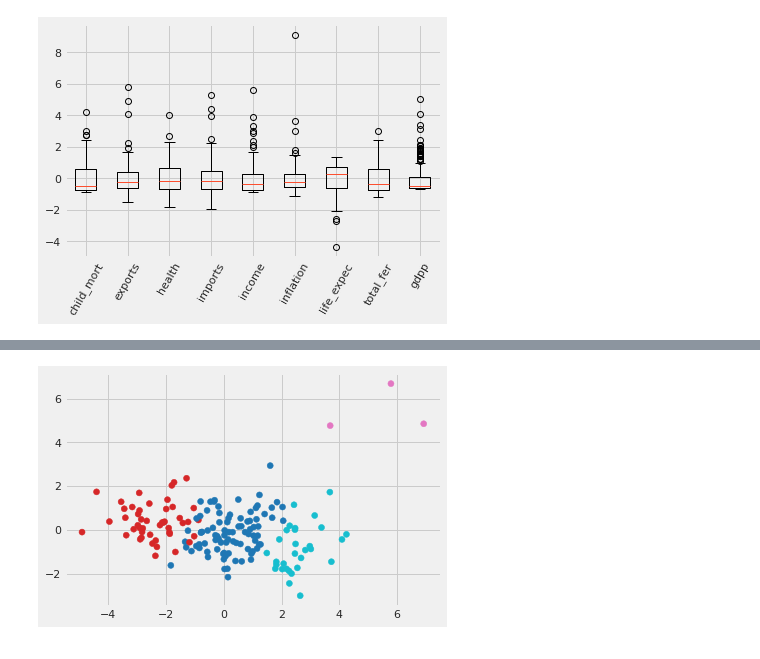
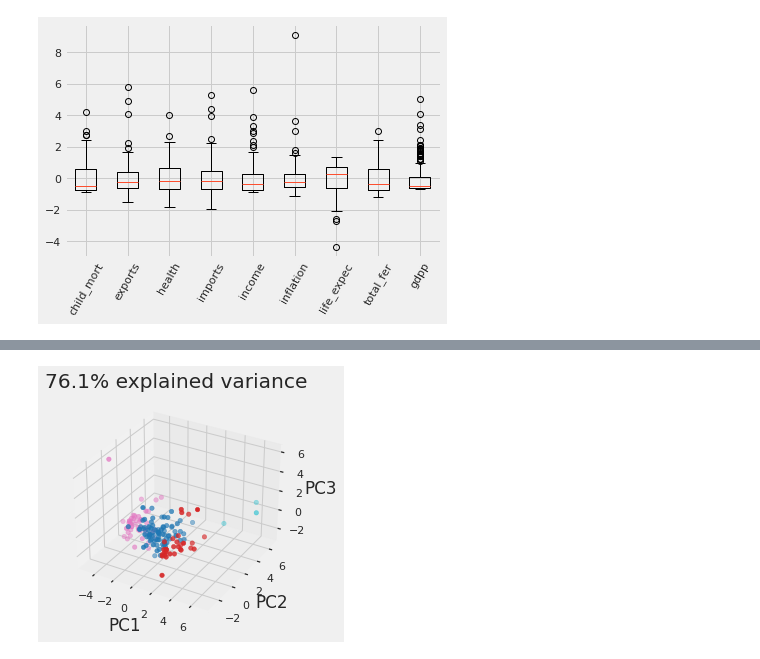
Before and after one commit to 392781/Country-Clustering-Analysis, a Jupyter notebook: country_clustering.ipynb, the cells around one changed output, grey strips where cells are left out. Drawn from its saved outputs; the diff is of its cells as text; code cells hidden in the pictures.

```diff
--- a/country_clustering.ipynb
+++ b/country_clustering.ipynb
@@ -86,6 +93,14 @@ Ratio: [0.4595174  0.17181626 0.13004259 0.11053162 0.07340211 0.02484235
 # %%
 kmeans = KMeans(n_clusters=4)
 kmeans.fit(country_data_scaled)
-plt.scatter(df[:,0], df[:,1], c=kmeans.labels_, cmap='tab10');
+
+plot_1 = plt.axes(projection='3d')
+plot_1.set_title('76.1% explained variance')
+plot_1.scatter(df[:,0], df[:,1], df[:,2],
+                c=kmeans.labels_,
+                cmap='tab10');
+plot_1.set_xlabel('PC1');
+plot_1.set_ylabel('PC2');
+plot_1.set_zlabel('PC3');
 # %% [output]
-[figure, old version]
+[figure, new version]
```
Also changed, not shown: parts of 12 cells of this notebook.
